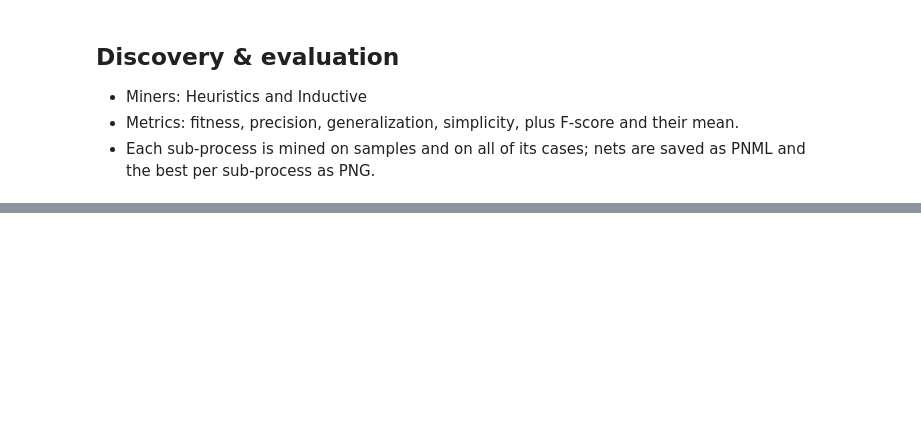
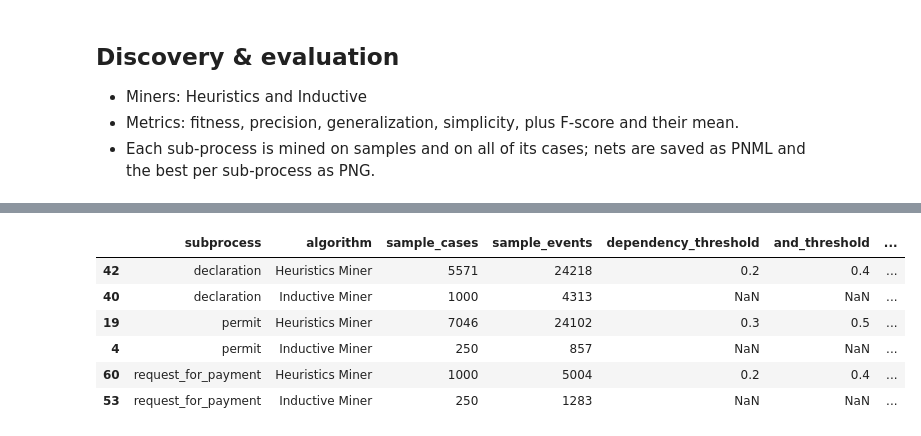
Before and after one commit to TomWolfNL/process-mining-group5, a Jupyter notebook: process_mining.ipynb, the cells around one changed output, grey strips where cells are left out. Cells and saved outputs as stored; diff of their text form; code cells hidden in the pictures; blank space fills up the shorter version.

```diff
--- a/process_mining.ipynb
+++ b/process_mining.ipynb
@@ -205,19 +201,31 @@ best
 # %%
 scored = results_df.dropna(subset=["avg_score_percent"])
-best = scored.loc[scored.groupby("subprocess")["avg_score_percent"].idxmax()]
+best_per_algo = scored.loc[
+    scored.groupby(["subprocess", "algorithm"])["avg_score_percent"].idxmax()
+].sort_values(["subprocess", "algorithm"])
 
-for _, row in best.iterrows():
+for _, row in best_per_algo.iterrows():
     scope = row["subprocess"]
     n = int(row["sample_cases"])
     if row["algorithm"] == "Heuristics Miner":
         label = (f"{scope}_heuristics_cases_{n}"
                  f"_dep_{str(float(row['dependency_threshold'])).replace('.', '_')}"
                  f"_and_{str(float(row['and_threshold'])).replace('.', '_')}"
                  f"_loop2_{str(float(row['loop_two_threshold'])).replace('.', '_')}")
     else:
         label = (f"{scope}_inductive_cases_{n}"
                  f"_noise_{str(float(row['noise_threshold'])).replace('.', '_')}")
     pnml_path = os.path.join(OUTPUT_FOLDER, label + ".pnml")
     png_path = os.path.join(OUTPUT_FOLDER, label + ".png")
     net, im, fm = pm4py.read_pnml(pnml_path)
     pm4py.save_vis_petri_net(net, im, fm, png_path)
+
+best_per_algo
+# %% [output]
+|  | subprocess | algorithm | sample_cases | sample_events | dependency_threshold | and_threshold | ... |
+| 42 | declaration | Heuristics Miner | 5571 | 24218 | 0.2 | 0.4 | ... |
+| 40 | declaration | Inductive Miner | 1000 | 4313 | NaN | NaN | ... |
+| 19 | permit | Heuristics Miner | 7046 | 24102 | 0.3 | 0.5 | ... |
+| 4 | permit | Inductive Miner | 250 | 857 | NaN | NaN | ... |
+| 60 | request_for_payment | Heuristics Miner | 1000 | 5004 | 0.2 | 0.4 | ... |
+| 53 | request_for_payment | Inductive Miner | 250 | 1283 | NaN | NaN | ... |
```
Also changed, not shown: parts of 2 cells of this notebook, 1 other file.
